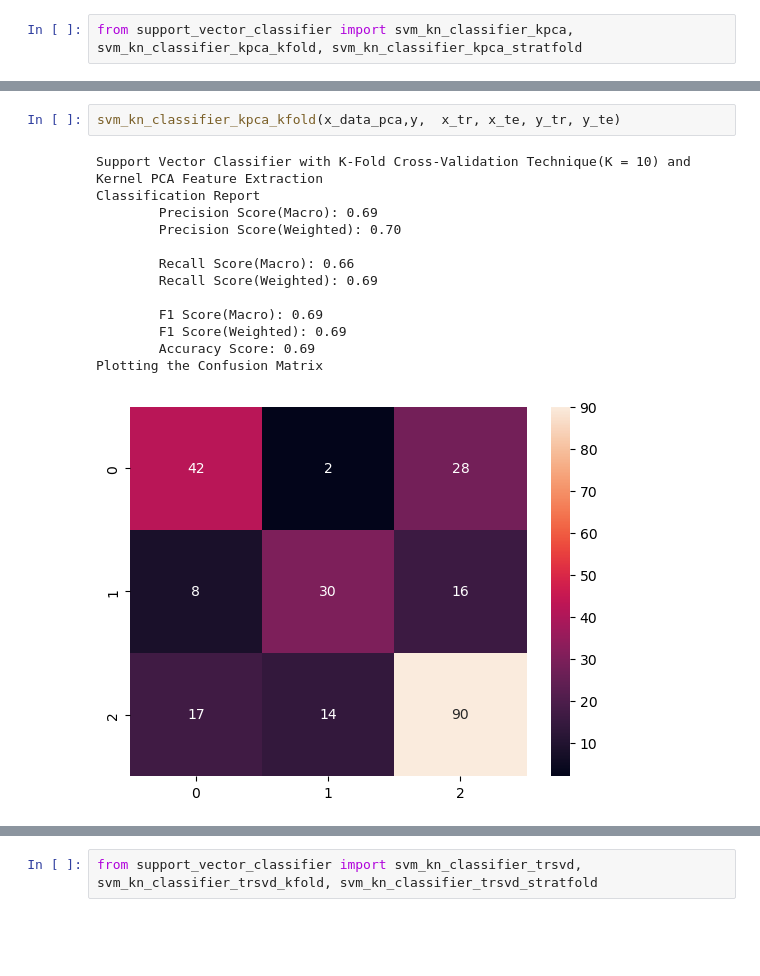
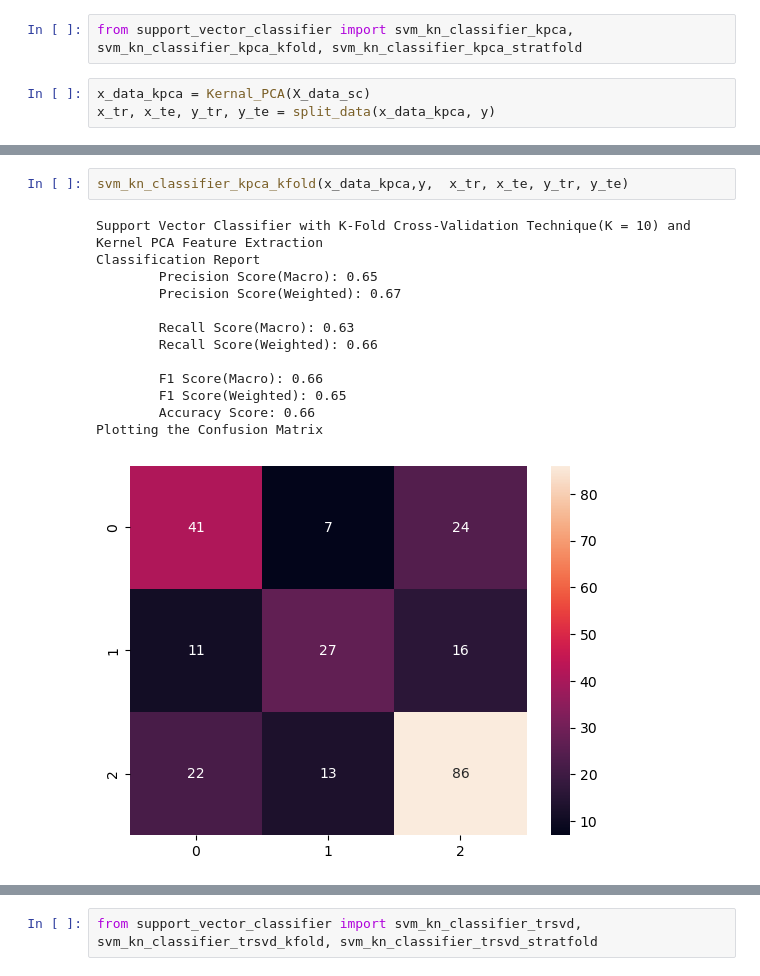
Before and after one commit to Vashi1/DSE-315-Project, a Jupyter notebook: SVM_classification.ipynb, the cells around one changed output, grey strips where cells are left out. Saved outputs shown, nothing was run; the diff lists cells and outputs as text; blank space fills up the shorter version.

```diff
--- a/SVM_classification.ipynb
+++ b/SVM_classification.ipynb
@@ -72,6 +72,9 @@ Plotting the Confusion Matrix
 [figure]
 # %%
 from support_vector_classifier import svm_kn_classifier_kpca, svm_kn_classifier_kpca_kfold, svm_kn_classifier_kpca_stratfold
+# %%
+x_data_kpca = Kernal_PCA(X_data_sc)
+x_tr, x_te, y_tr, y_te = split_data(x_data_kpca, y)
 # %%
 svm_kn_classifier_kpca(x_tr, x_te, y_tr, y_te)
 # %% [output]
@@ -92,17 +95,17 @@ Plotting the Confusion Matrix
 # %%
-svm_kn_classifier_kpca_kfold(x_data_pca,y,  x_tr, x_te, y_tr, y_te)
+svm_kn_classifier_kpca_kfold(x_data_kpca,y,  x_tr, x_te, y_tr, y_te)
 # %% [output]
 Support Vector Classifier with K-Fold Cross-Validation Technique(K = 10) and Kernel PCA Feature Extraction
 Classification Report
-        Precision Score(Macro): 0.69
-        Precision Score(Weighted): 0.70
+        Precision Score(Macro): 0.65
+        Precision Score(Weighted): 0.67
 
-        Recall Score(Macro): 0.66
-        Recall Score(Weighted): 0.69
+        Recall Score(Macro): 0.63
+        Recall Score(Weighted): 0.66
 
-        F1 Score(Macro): 0.69
-        F1 Score(Weighted): 0.69
-        Accuracy Score: 0.69
+        F1 Score(Macro): 0.66
+        F1 Score(Weighted): 0.65
+        Accuracy Score: 0.66
 Plotting the Confusion Matrix
-[figure, old version]
+[figure, new version]
 # %%
```
Also changed, not shown: parts of 57 cells of this notebook, 1 other file.
